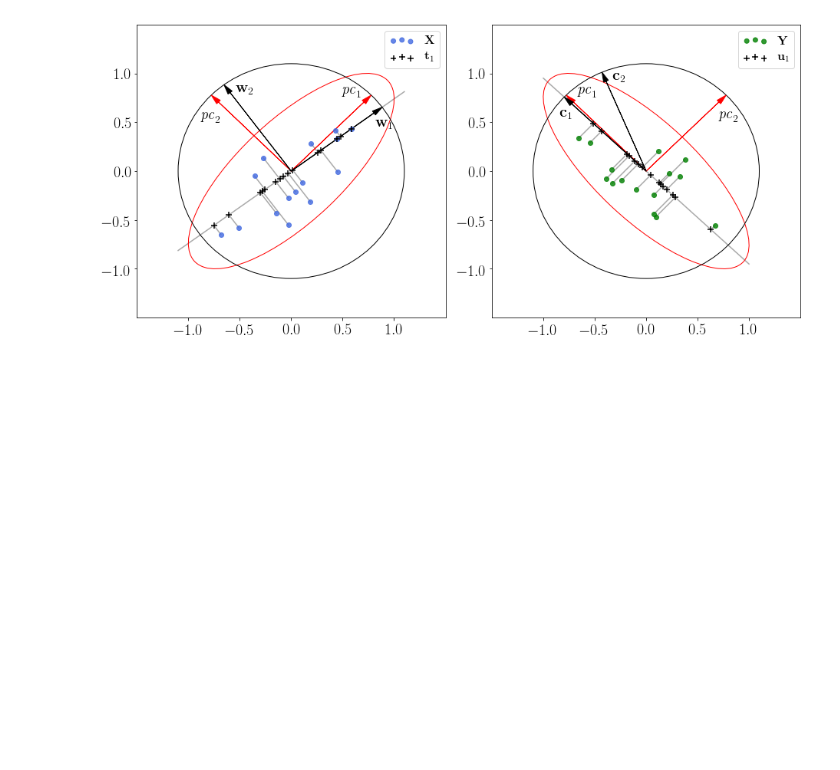
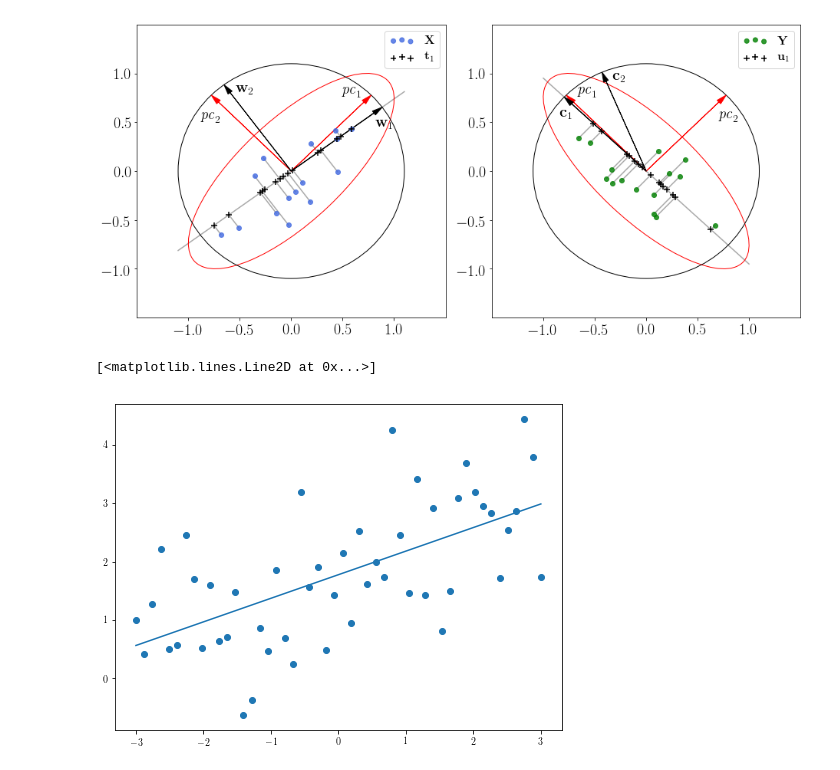
Before and after one commit to mariiavladimirova/NonlinearPLS, a Jupyter notebook: code/PLSFigure.ipynb, the cells around one changed output. Saved outputs shown, nothing was run; the diff lists cells and outputs as text; code cells hidden in the pictures; blank space fills up the shorter version.

```diff
--- a/code/PLSFigure.ipynb
+++ b/code/PLSFigure.ipynb
@@ -187,3 +187,21 @@ plt.savefig('figs/PLSFigure.eps', format='eps')
 plt.show()
 # %% [output]
 [figure]
+# %%
+from sklearn.linear_model import LinearRegression
+np.random.seed(42)
+
+n = 50
+x = np.linspace(-3., 3., num=n)
+y = 0.5 * x + 1. * np.random.randn(n) + 2.
+
+lr = LinearRegression()
+lr.fit(x[:, np.newaxis], y)
+y_pred = lr.predict(x[:, np.newaxis])
+
+plt.figure(figsize=(8, 6))
+plt.scatter(x, y)
+plt.plot(x, y_pred)
+# %% [output]
+[<matplotlib.lines.Line2D at 0x...>]
+[figure, added]
```
Also changed, not shown: parts of 2 cells of this notebook, 13 other files.
